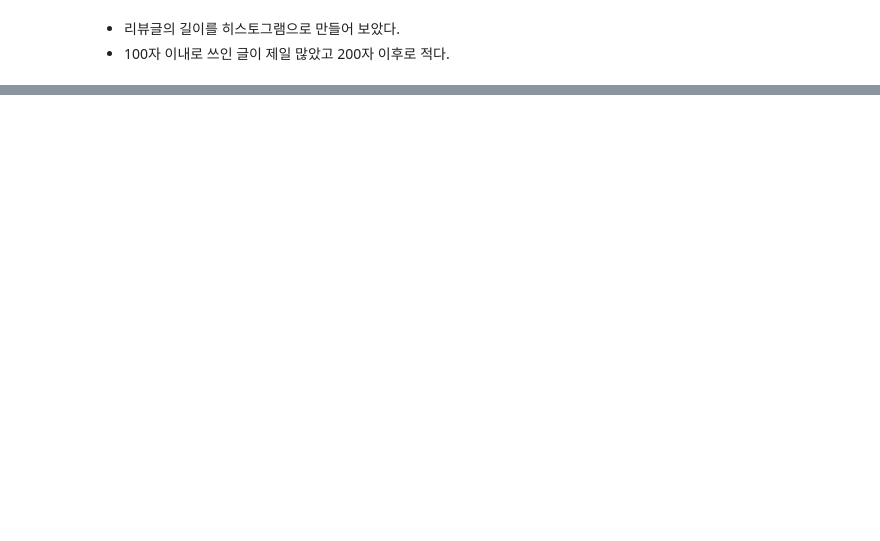
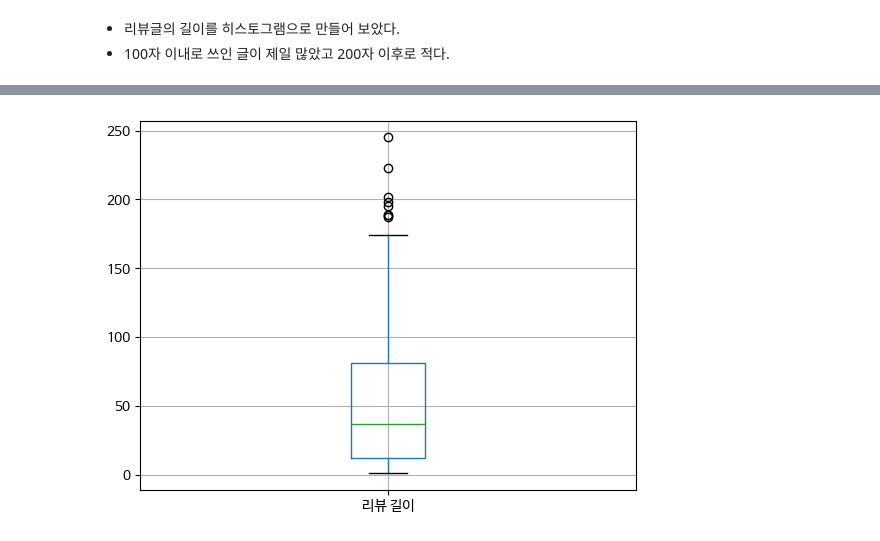
Before and after one commit to baedori99/Restaurant_Review, a Jupyter notebook: Data_Preprocessing/data_preprocess.ipynb, the cells around one changed output, grey strips where cells are left out. Cells and saved outputs as stored; diff of their text form; code cells hidden in the pictures; blank space fills up the shorter version.

```diff
--- a/Data_Preprocessing/data_preprocess.ipynb
+++ b/Data_Preprocessing/data_preprocess.ipynb
@@ -709,3 +707,5 @@ df_review_strlength
+# %%
+df_original_strlength = df_review_strlength
 # %%
 df_review_strlength.describe()
 # %% [output]
@@ -735,0 +854,4 @@ plt.show()
+# %%
+outlier = df_original_strlength[(abs((df_original_strlength["리뷰 길이"]-df_original_strlength["리뷰 길이"].mean())/df_original_strlength["리뷰 길이"].std())) > 1.96].index
+# %%
+clean_df = df_original_strlength.drop(outlier)
@@ -735,0 +874,5 @@ plt.show()
+# %%
+clean_df[["리뷰 길이"]].boxplot()
+plt.show()
+# %% [output]
+[figure, added]
```
Also changed, not shown: parts of 22 cells of this notebook, 2 other files.
